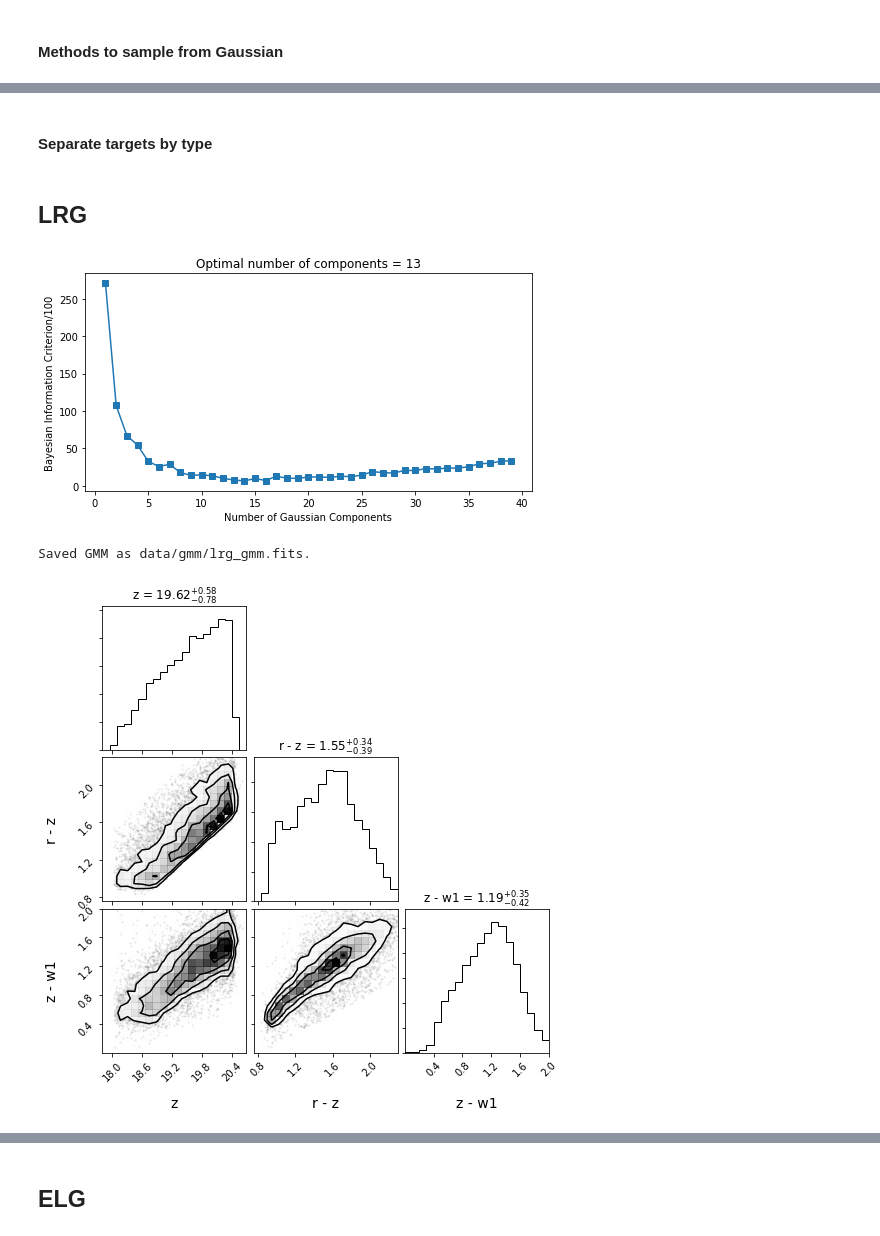
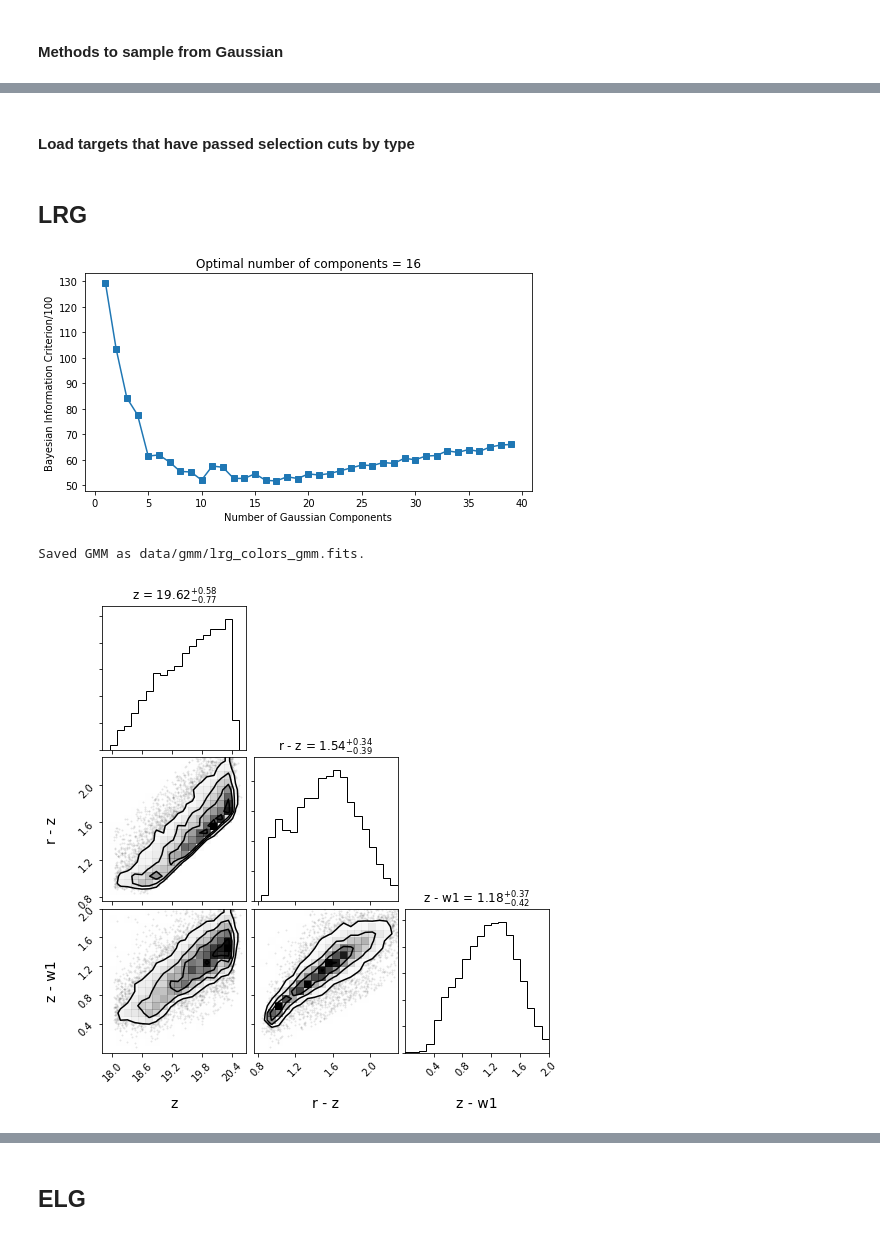
Before and after one commit to belaa/desi-mocks, a Jupyter notebook: Sample_GMMs.ipynb, the cells around one changed output, grey strips where cells are left out. Drawn from its saved outputs; the diff is of its cells as text; code cells hidden in the pictures.

Commit message:
Make Sample_GMMs model colors and one magnitude only

```diff
--- a/Sample_GMMs.ipynb
+++ b/Sample_GMMs.ipynb
@@ -24,13 +28,13 @@ def keep(data):
     w2flux = data['FLUX_W2']
 
     #only keep non-zero, non-negative flux values to convert to magnitudes
-    keep = (gflux > 0) & (rflux > 0) & (zflux > 0) & (w1flux > 0) & (w2flux > 0)
+    good = (gflux > 0) & (rflux > 0) & (zflux > 0) & (w1flux > 0) & (w2flux > 0)
 
-    gg = 22.5-2.5*np.log10(gflux[keep])
-    rr = 22.5-2.5*np.log10(rflux[keep])
-    zz = 22.5-2.5*np.log10(zflux[keep])
-    w1 = 22.5-2.5*np.log10(w1flux[keep])
-    w2 = 22.5-2.5*np.log10(w2flux[keep])
+    gg = 22.5-2.5*np.log10(gflux[good])
+    rr = 22.5-2.5*np.log10(rflux[good])
+    zz = 22.5-2.5*np.log10(zflux[good])
+    w1 = 22.5-2.5*np.log10(w1flux[good])
+    w2 = 22.5-2.5*np.log10(w2flux[good])
 
 
     return np.array([gg, rr, zz, w1, w2]).T
@@ -150,2 +172,2 @@ dr5 = Table.read('dr5_subset.fits')
 # %% [markdown]
-#### Separate targets by type
+#### Load targets that have passed selection cuts by type
@@ -157,3 +174,8 @@ bgs = dr5[(dr5['BGS_TARGET'] & bgs_mask.BGS_BRIGHT).astype(bool)]
+# %%
+lrg = Table.read('cuts/lrg_dr5_subset_cuts.fits')
+elg = Table.read('cuts/elg_dr5_subset_cuts.fits')
+qso = Table.read('cuts/qso_dr5_subset_cuts.fits')
+bgs = Table.read('cuts/bgs_dr5_subset_cuts.fits')
 # %%
 # Set up parameters for GMM
 
@@ -168,26 +190,32 @@ components_range = range(1,40)
 ## LRG
 # %%
 lrg_data = keep(lrg)
-lrg_train, lrg_valid = train_test_split(lrg_data, test_size=0.5, random_state=gen)
+
+z = lrg_data[:,2]
+r_z = lrg_data[:,1] - lrg_data[:,2]
+z_w1 = lrg_data[:,2] - lrg_data[:,3]
+
+lrg_colors = np.empty((len(lrg_data),3))
+lrg_colors[:,0] = z
+lrg_colors[:,1] = r_z
+lrg_colors[:,2] = z_w1
+
+lrg_train, lrg_valid = train_test_split(lrg_colors, test_size=0.5, random_state=gen)
 
 # Make GMM model
-make_gmm_model(lrg_train[:N], components_range, model_filename='data/gmm/lrg_gmm.fits',
+make_gmm_model(lrg_train[:N], components_range, model_filename='data/gmm/lrg_colors_gmm.fits',
                bic_plot=True)
 
 # Sample GMM
-lrg_GMM = sample('data/gmm/lrg_gmm.fits', n_targets=N, random_state=gen)
+lrg_GMM = sample('data/gmm/lrg_colors_gmm.fits', n_targets=N, random_state=gen)
 # %% [output]
-[figure, old version]
+[figure, new version]
-Saved GMM as data/gmm/lrg_gmm.fits.
+Saved GMM as data/gmm/lrg_colors_gmm.fits.
 # %%
 # Training data
-z = lrg_train[:N,2]
-r_z = lrg_train[:N,1] - lrg_train[:N,2]
-z_w1 = lrg_train[:N,2] - lrg_train[:N,3]
-
-fig = cn.corner(np.array([z, r_z, z_w1]).T, labels=["z", "r - z", "z - w1"], range=[(17.8,20.7), (0.75,2.3), (0,2)],
+fig = cn.corner(lrg_train[:N], labels=["z", "r - z", "z - w1"], range=[(17.8,20.7), (0.75,2.3), (0,2)],
                label_kwargs={"fontsize": 14}, show_titles=True, title_kwargs={"fontsize": 12})
 # %% [output]
-[figure, old version]
+[figure, new version]
 # %%
 # Sampled from GMM
```
Also changed, not shown: parts of 20 cells of this notebook.
